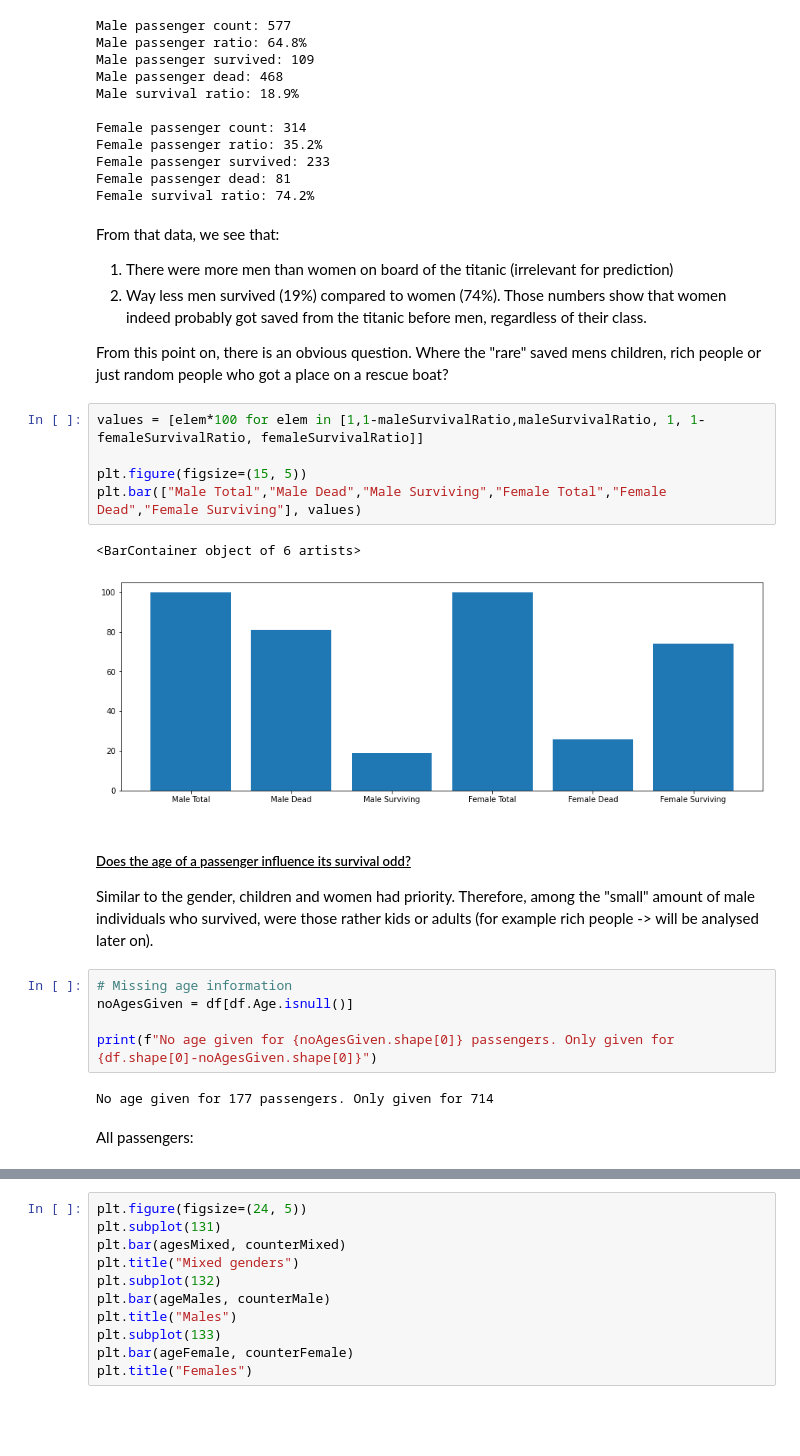
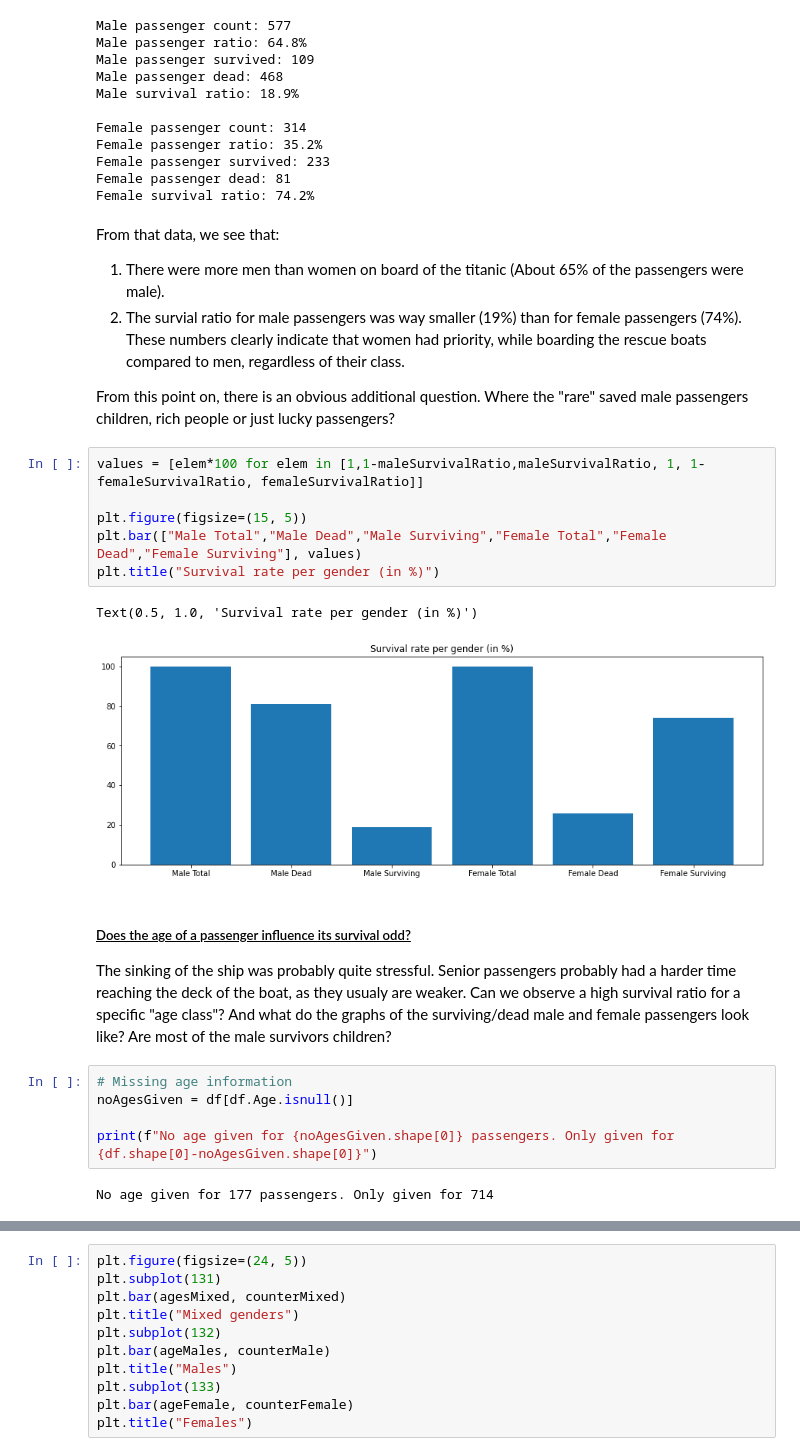
Before and after one commit to GeoffreyKarnbach/Titanic-Survival-Analysis, a Jupyter notebook: analyse.ipynb, the cells around one changed output, grey strips where cells are left out. Drawn from its saved outputs; the diff is of its cells as text; blank space fills up the shorter version.

```diff
--- a/analyse.ipynb
+++ b/analyse.ipynb
@@ -172,22 +198,23 @@ Female survival ratio: 74.2%
 # %% [markdown]
 From that data, we see that:
 
-1) There were more men than women on board of the titanic (irrelevant for prediction)
-2) Way less men survived (19%) compared to women (74%). Those numbers show that women indeed probably got saved from the titanic before men, regardless of their class.
+1) There were more men than women on board of the titanic (About 65% of the passengers were male).
+2) The survial ratio for male passengers was way smaller (19%) than for female passengers (74%). These numbers clearly indicate that women had priority, while boarding the rescue boats compared to men, regardless of their class.
 
-From this point on, there is an obvious question. Where the "rare" saved mens children, rich people or just random people who got a place on a rescue boat?
+From this point on, there is an obvious additional question. Where the "rare" saved male passengers children, rich people or just lucky passengers?
 # %%
 values = [elem*100 for elem in [1,1-maleSurvivalRatio,maleSurvivalRatio, 1, 1-femaleSurvivalRatio, femaleSurvivalRatio]]
 
 plt.figure(figsize=(15, 5))
 plt.bar(["Male Total","Male Dead","Male Surviving","Female Total","Female Dead","Female Surviving"], values)
+plt.title("Survival rate per gender (in %)")
 # %% [output]
-<BarContainer object of 6 artists>
+Text(0.5, 1.0, 'Survival rate per gender (in %)')
-[figure, old version]
+[figure, new version]
-# %% [markdown]
-##### <u> Does the age of a passenger influence its survival odd?</u>
-
-Similar to the gender, children and women had priority. Therefore, among the "small" amount of male individuals who survived, were those rather kids or adults (for example rich people -> will be analysed later on).
+# %% [markdown]
+##### <u> Does the age of a passenger influence its survival odd?</u>
+
+The sinking of the ship was probably quite stressful. Senior passengers probably had a harder time reaching the deck of the boat, as they usualy are weaker. Can we observe a high survival ratio for a specific "age class"? And what do the graphs of the surviving/dead male and female passengers look like? Are most of the male survivors children?
 # %%
 # Missing age information
 noAgesGiven = df[df.Age.isnull()]
@@ -195,5 +222,3 @@ noAgesGiven = df[df.Age.isnull()]
 print(f"No age given for {noAgesGiven.shape[0]} passengers. Only given for {df.shape[0]-noAgesGiven.shape[0]}")
 # %% [output]
 No age given for 177 passengers. Only given for 714
-# %% [markdown]
-All passengers:
```
Also changed, not shown: parts of 31 cells of this notebook.
